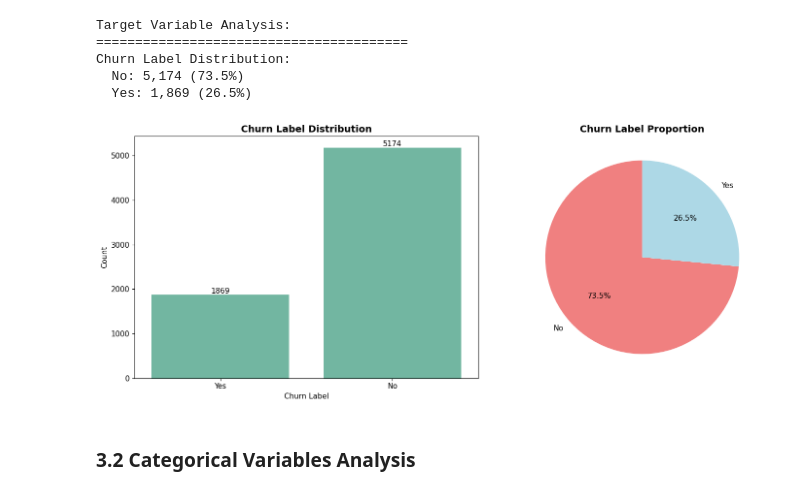
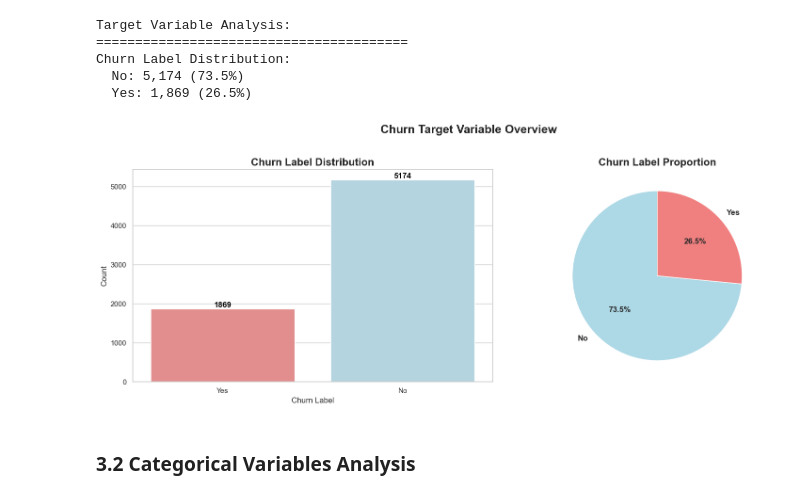
Before and after one commit to lintosunny/churn-x, a Jupyter notebook: ml/notebooks/eda.ipynb, the cells around one changed output. Cells and saved outputs as stored; diff of their text form; code cells hidden in the pictures.

```diff
--- a/ml/notebooks/eda.ipynb
+++ b/ml/notebooks/eda.ipynb
@@ -220,30 +220,39 @@ Churn Label Distribution:
   No: 5,174 (73.5%)
   Yes: 1,869 (26.5%)
 # %%
-# Visualize target variable
-fig, (ax1, ax2) = plt.subplots(1, 2, figsize=(15, 6))
+import matplotlib.pyplot as plt
+import seaborn as sns
+
+sns.set(style="whitegrid")
+
+# Prepare figure
+fig, (ax1, ax2) = plt.subplots(1, 2, figsize=(16, 6))
 
 # Count plot
-sns.countplot(data=df_clean, x='Churn Label', ax=ax1)
-ax1.set_title('Churn Label Distribution', fontsize=14, fontweight='bold')
-ax1.set_ylabel('Count')
+sns.countplot(data=df_clean, x='Churn Label', palette=['lightcoral', 'lightblue'], ax=ax1)
+ax1.set_title('Churn Label Distribution', fontsize=16, fontweight='bold')
+ax1.set_ylabel('Count', fontsize=12)
+ax1.set_xlabel('Churn Label', fontsize=12)
 
 # Add count labels on bars
 for p in ax1.patches:
-    ax1.annotate(f'{int(p.get_height())}',
-                (p.get_x() + p.get_width()/2., p.get_height()),
-                ha='center', va='bottom')
+    height = p.get_height()
+    ax1.annotate(f'{int(height)}',
+                 (p.get_x() + p.get_width() / 2., height),
+                 ha='center', va='bottom', fontsize=12, fontweight='bold', color='black')
 
 # Pie chart
-colors = ['lightcoral', 'lightblue']
+churn_counts = df_clean['Churn Label'].value_counts()
+colors = ['lightblue', 'lightcoral']
 ax2.pie(churn_counts.values, labels=churn_counts.index, autopct='%1.1f%%',
-        colors=colors, startangle=90)
-ax2.set_title('Churn Label Proportion', fontsize=14, fontweight='bold')
+        colors=colors, startangle=90, textprops={'fontsize':12, 'fontweight':'bold'})
+ax2.set_title('Churn Label Proportion', fontsize=16, fontweight='bold')
 
+plt.suptitle('Churn Target Variable Overview', fontsize=18, fontweight='bold', y=1.02)
 plt.tight_layout()
 plt.show()
 # %% [output]
-[figure, old version]
+[figure, new version]
 # %% [markdown]
 ### 3.2 Categorical Variables Analysis
 # %%
```
Also changed, not shown: parts of 6 cells of this notebook, 6 other files.
